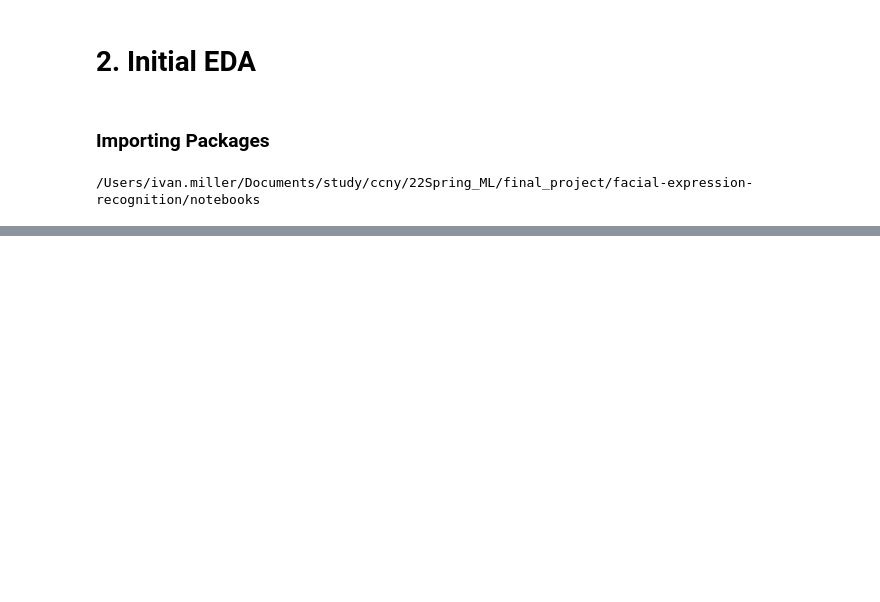
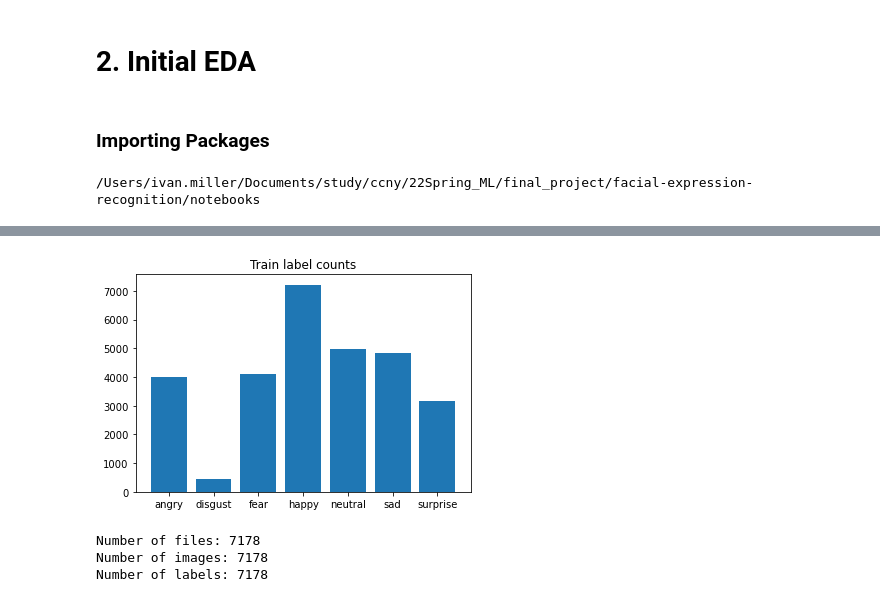
Before and after one commit to chikakoto/facial-expression-recognition, a Jupyter notebook: notebooks/1.0-im-experimental.ipynb, the cells around one changed output, grey strips where cells are left out. Saved outputs shown, nothing was run; the diff lists cells and outputs as text; code cells hidden in the pictures; blank space fills up the shorter version.

```diff
--- a/notebooks/1.0-im-experimental.ipynb
+++ b/notebooks/1.0-im-experimental.ipynb
@@ -142,0 +58,33 @@ plt.show()
+# %%
+def preprocess(path_to_folder):
+
+    '''
+    Takes path to a directory with images (train or test) as input
+    Returns three lists:
+    1. Full paths to image files
+    2. Images as flattened arrays
+    3. String labels for each image
+    '''
+
+    files = [] # paths to files
+    images = [] # flattened images
+    labels = [] # integers as labels
+
+    for dir_path, dir_name, file_names in os.walk(path_to_folder, topdown=False):
+        label = dir_path.replace(path_to_folder,'') # taking a label out of path
+        if label != '':
+            for filename in file_names:
+                file_path = os.path.join(dir_path, filename) # creaitng a full path for file
+                img = io.imread(file_path) # reading the image from the path
+                img_array = np.array(img).flatten() # creating an array and flattening
+
+                files.append(file_path) # append file path
+                images.append(img_array) # append flattened array
+                labels.append(label) # append label as a string
+#                 labels.append(emotions[label]) # append label as an integer
+
+    # print out lengths of each list before returning the results
+    print(f'Number of files: {len(files)}')
+    print(f'Number of images: {len(images)}')
+    print(f'Number of labels: {len(labels)}')
+    return files, images, labels
@@ -142,0 +110,16 @@ plt.show()
+# %%
+#Count the number of occurences in the train set
+label, counts = np.unique(train_labels, return_counts = True)
+
+plt.bar(label, counts )
+plt.title('Train label counts')
+plt.show()
+# %% [output]
+[figure, added]
+# %%
+# Creating the lists for files arrays and labels of train data
+test_files, test_images, test_labels = preprocess(test_path)
+# %% [output]
+Number of files: 7178
+Number of images: 7178
+Number of labels: 7178
```
Also changed, not shown: parts of 22 cells of this notebook.
